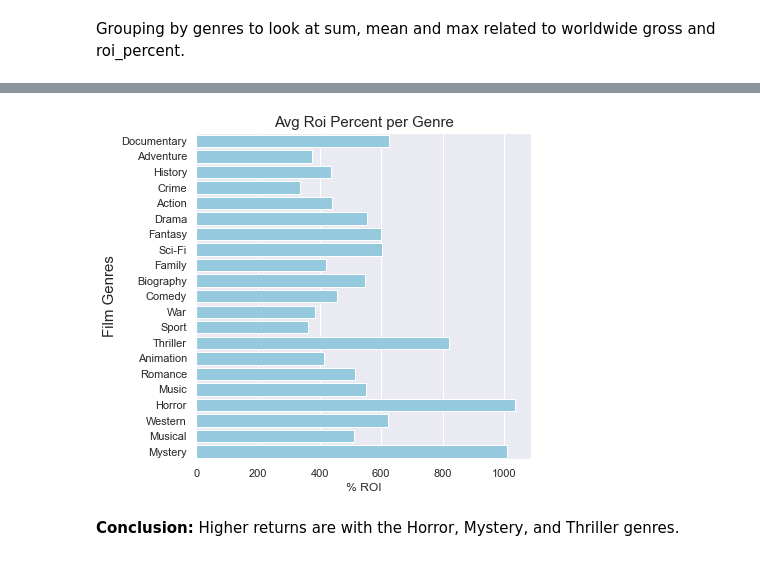
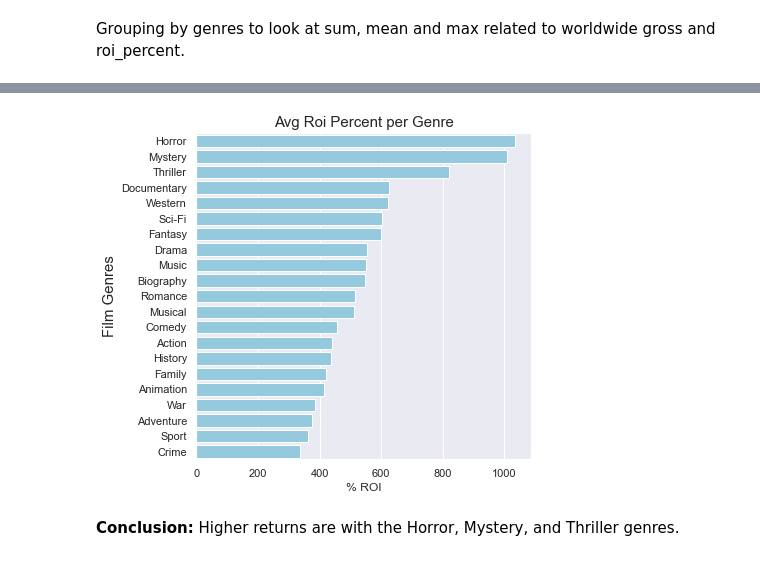
Before and after one commit to SunTzuLombardi/MovieStudioCapstone, a Jupyter notebook: MovieStudoProject.ipynb, the cells around one changed output, grey strips where cells are left out. Cells and saved outputs as stored; diff of their text form; code cells hidden in the pictures.

```diff
--- a/MovieStudoProject.ipynb
+++ b/MovieStudoProject.ipynb
@@ -1818,20 +1842,21 @@ plt.show();
 # %%
 #This graph of subplots could be refactored to a function and could be reused
 sns.set(style="darkgrid")
 fig, ax4 = plt.subplots(figsize=(6,6),
                                                  nrows=1,ncols=1, )
 df_items4 = pd.DataFrame(avg_roi_genre.items())
+df_items4.sort_values(by=1, inplace=True, ascending=False)
 ax4 = sns.barplot(data=df_items4, x=1, y=0, ax=ax4, color = 'skyblue')
 ax4.set(xlabel = '% ROI', ylabel='Film Genre', title='Avg Roi Percent per Genre');
 ax4.set_ylabel('Film Genres', fontsize=15)
 ax4.set_title('Avg Roi Percent per Genre',fontsize=15)
 # Save just the portion _inside_ the second axis's boundaries
 extent = ax4.get_window_extent().transformed(fig.dpi_scale_trans.inverted())
 
 # Pad the saved area by 10% in the x-direction and 20% in the y-direction
-fig.savefig('./images/ax4_genre.png', bbox_inches=extent.expanded(1.1, 1.2))
+#fig.savefig('./images/ax4_genre.png', bbox_inches=extent.expanded(1.1, 1.2))
 # %% [output]
-[figure, old version]
+[figure, new version]
 # %% [markdown]
 __Conclusion:__ Higher returns are with the Horror, Mystery, and Thriller genres.
 # %% [markdown]
```
Also changed, not shown: parts of 45 cells of this notebook, 7 other files.
